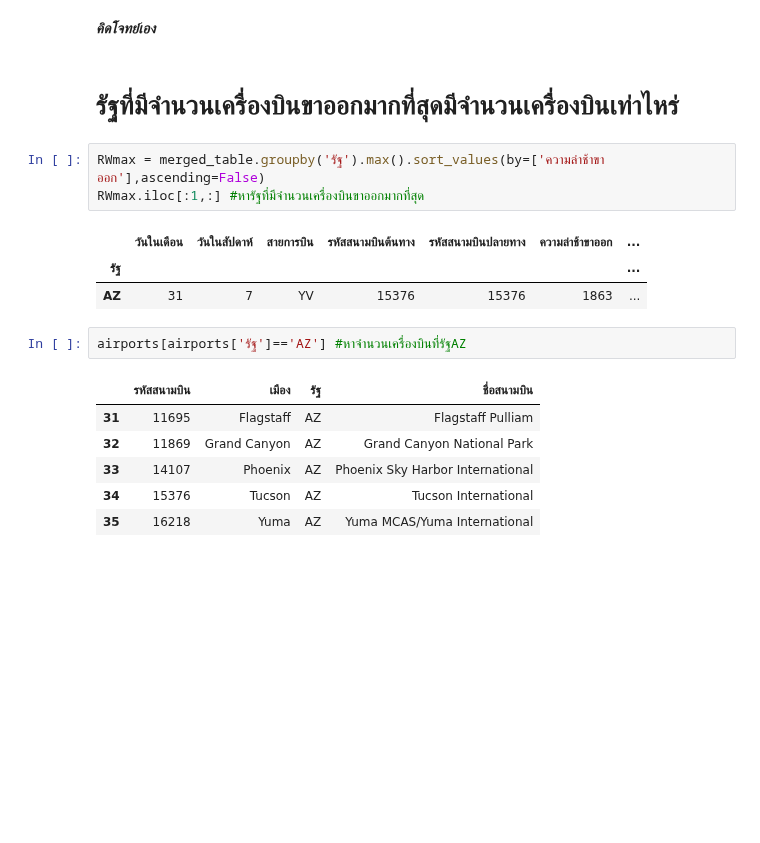
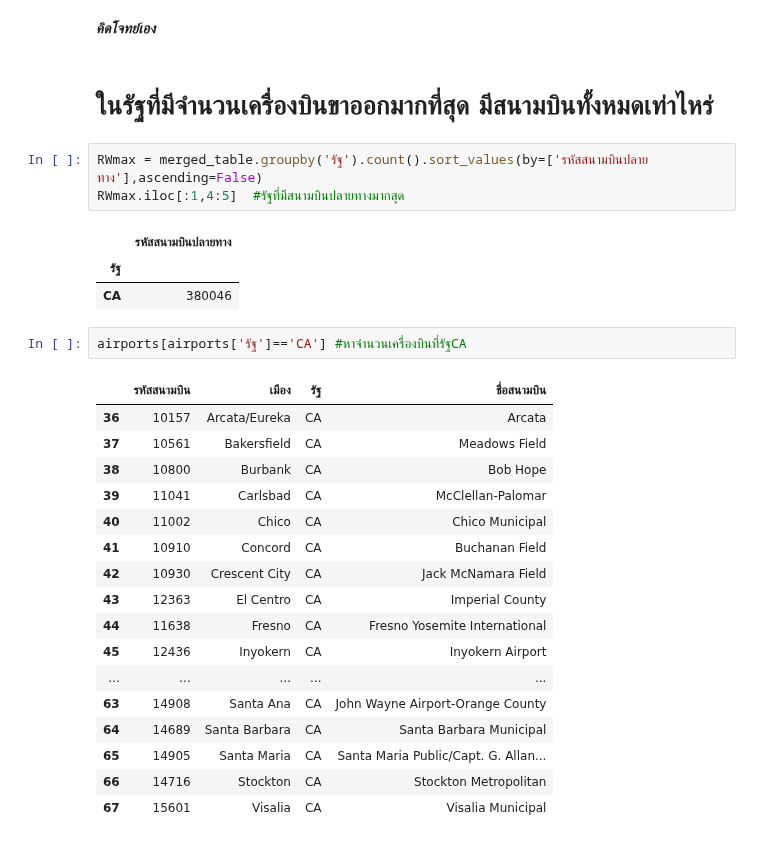
Before and after one commit to Chanakarn06/DWDM21, a Jupyter notebook: MiniExam.ipynb, the cells around one changed output. Saved outputs shown, nothing was run; the diff lists cells and outputs as text; blank space fills up the shorter version.

```diff
--- a/MiniExam.ipynb
+++ b/MiniExam.ipynb
@@ -202,21 +202,32 @@ DLmin1.iloc[-1:,5:6]
 # %% [markdown]
 ***คิดโจทย์เอง***
 # %% [markdown]
-# รัฐที่มีจำนวนเครื่องบินขาออกมากที่สุดมีจำนวนเครื่องบินเท่าไหร่
+# ในรัฐที่มีจำนวนเครื่องบินขาออกมากที่สุด มีสนามบินทั้งหมดเท่าไหร่
 # %%
-RWmax = merged_table.groupby('รัฐ').max().sort_values(by=['ความล่าช้าขาออก'],ascending=False)
-RWmax.iloc[:1,:] #หารัฐที่มีจำนวนเครื่องบินขาออกมากที่สุด
+RWmax = merged_table.groupby('รัฐ').count().sort_values(by=['รหัสสนามบินปลายทาง'],ascending=False)
+RWmax.iloc[:1,4:5]  #รัฐที่มีสนามบินปลายทางมากสุด
 # %% [output]
-|  | วันในเดือน | วันในสัปดาห์ | สายการบิน | รหัสสนามบินต้นทาง | รหัสสนามบินปลายทาง | ความล่าช้าขาออก | ... |
-| รัฐ |  |  |  |  |  |  | ... |
-| AZ | 31 | 7 | YV | 15376 | 15376 | 1863 | ... |
+|  | รหัสสนามบินปลายทาง |
+| รัฐ |  |
+| CA | 380046 |
 # %%
-airports[airports['รัฐ']=='AZ'] #หาจำนวนเครื่องบินที่รัฐAZ
+airports[airports['รัฐ']=='CA'] #หาจำนวนเครื่องบินที่รัฐCA
 # %% [output]
 |  | รหัสสนามบิน | เมือง | รัฐ | ชื่อสนามบิน |
-| 31 | 11695 | Flagstaff | AZ | Flagstaff Pulliam |
-| 32 | 11869 | Grand Canyon | AZ | Grand Canyon National Park |
-| 33 | 14107 | Phoenix | AZ | Phoenix Sky Harbor International |
-| 34 | 15376 | Tucson | AZ | Tucson International |
-| 35 | 16218 | Yuma | AZ | Yuma MCAS/Yuma International |
+| 36 | 10157 | Arcata/Eureka | CA | Arcata |
+| 37 | 10561 | Bakersfield | CA | Meadows Field |
+| 38 | 10800 | Burbank | CA | Bob Hope |
+| 39 | 11041 | Carlsbad | CA | McClellan-Palomar |
+| 40 | 11002 | Chico | CA | Chico Municipal |
+| 41 | 10910 | Concord | CA | Buchanan Field |
+| 42 | 10930 | Crescent City | CA | Jack McNamara Field |
+| 43 | 12363 | El Centro | CA | Imperial County |
+| 44 | 11638 | Fresno | CA | Fresno Yosemite International |
+| 45 | 12436 | Inyokern | CA | Inyokern Airport |
+| ... | ... | ... | ... | ... |
+| 63 | 14908 | Santa Ana | CA | John Wayne Airport-Orange County |
+| 64 | 14689 | Santa Barbara | CA | Santa Barbara Municipal |
+| 65 | 14905 | Santa Maria | CA | Santa Maria Public/Capt. G. Allan... |
+| 66 | 14716 | Stockton | CA | Stockton Metropolitan |
+| 67 | 15601 | Visalia | CA | Visalia Municipal |
 # %%
```
Also changed, not shown: parts of 3 cells of this notebook.
